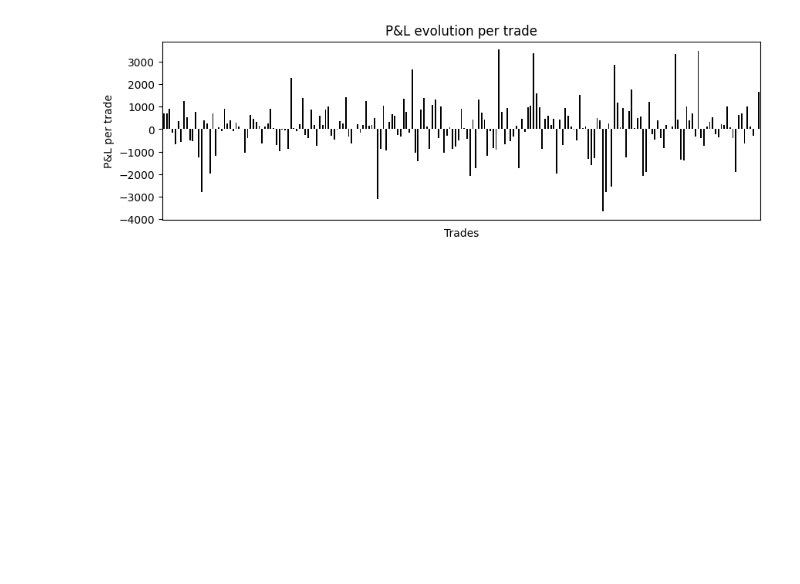
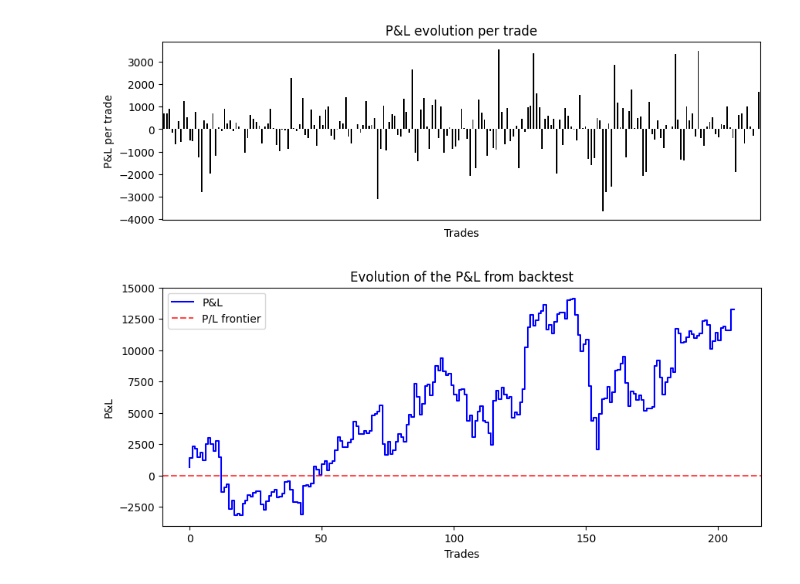
Before and after one commit to lcsrodriguez/cryptotrading, a Jupyter notebook: notebooks/bitcoin_trading.ipynb, the cells around one changed output. Drawn from its saved outputs; the diff is of its cells as text; code cells hidden in the pictures; blank space fills up the shorter version.

Commit message:
Updating notebook (cumulative P&L + fill_between + minor other updates)

```diff
--- a/notebooks/bitcoin_trading.ipynb
+++ b/notebooks/bitcoin_trading.ipynb
@@ -646,6 +654,7 @@ bt_results_
  'SQN': 0.8549230571134431}
 # %%
 # Number of trades
-bt_trades.shape[0]
+nb_trades = bt_trades.shape[0]
+nb_trades
 # %% [output]
 207
@@ -659,3 +671,15 @@ _ = plt.xticks([], [])
 #_ = plt.axhline(y = 0, color="red", alpha=0.2)
 # %% [output]
 [figure]
+# %%
+# Plotting the P&L
+cumulative_PnL = bt_trades["PnL"].cumsum()
+_ = plt.step(x=list(range(nb_trades)), y=cumulative_PnL, label="P&L", color="blue")
+_ = plt.axhline(y = 0, color="red", ls="--", alpha=0.7, label="P/L frontier")
+
+_ = plt.legend()
+_ = plt.xlabel("Trades")
+_ = plt.ylabel("P&L")
+_ = plt.title("Evolution of the P&L from backtest")
+# %% [output]
+[figure, added]
```
Also changed, not shown: parts of 14 cells of this notebook, 1 other file.
